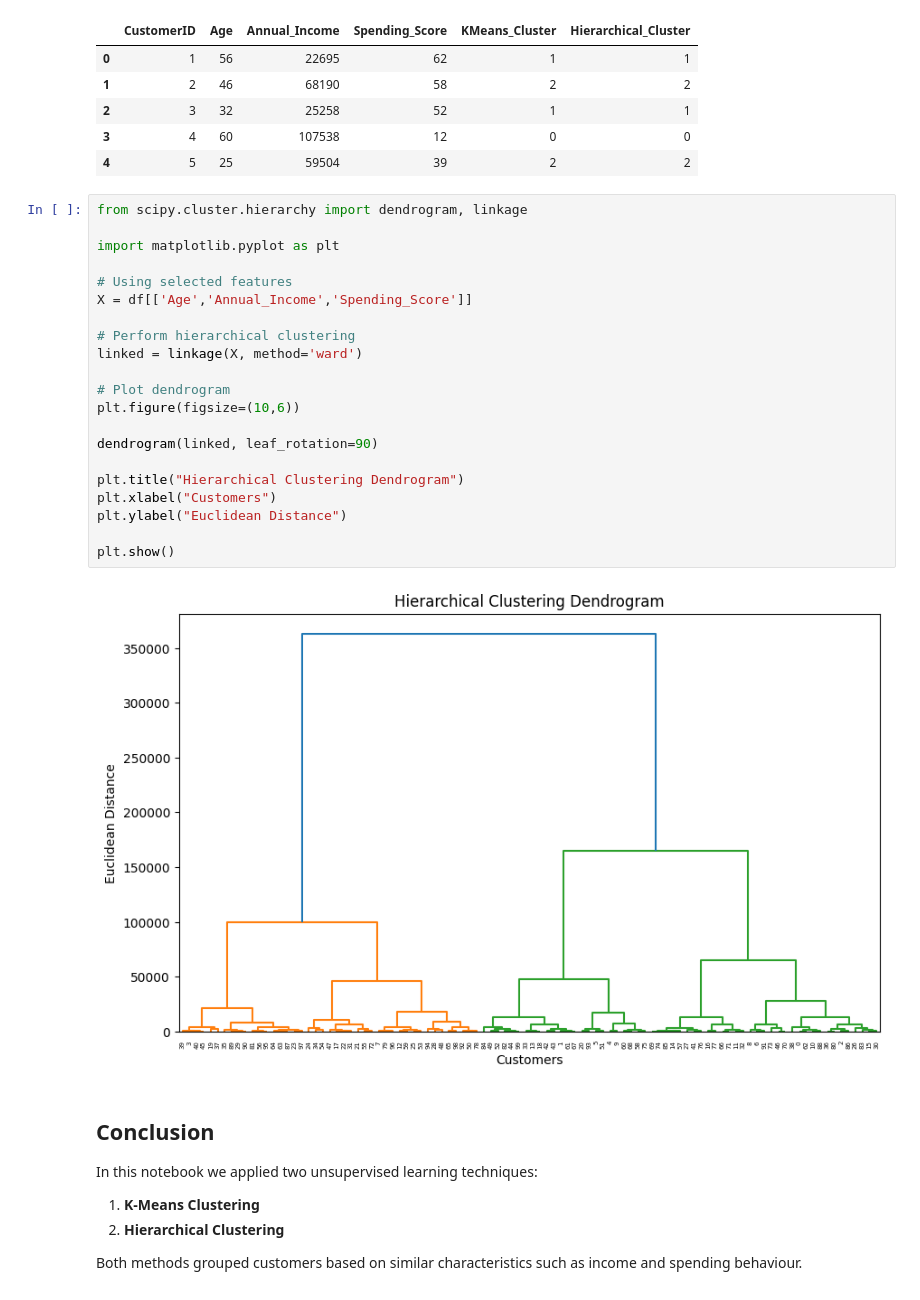
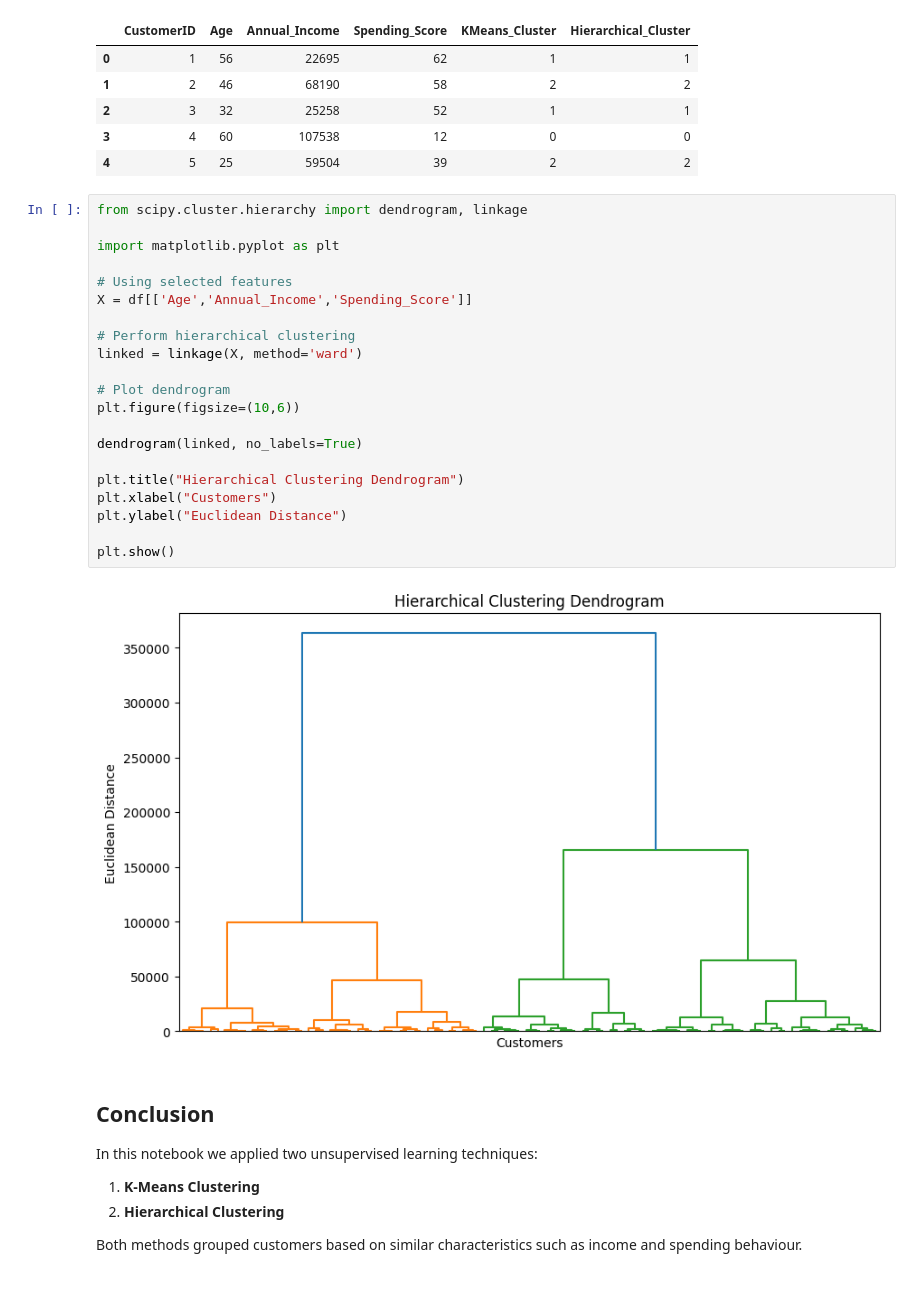
Before and after one commit to meersuhaib191/Data-Science-Intern, a Jupyter notebook: WEEK 7/Clustering.ipynb, the cells around one changed output. Saved outputs shown, nothing was run; the diff lists cells and outputs as text.

```diff
--- a/WEEK 7/Clustering.ipynb
+++ b/WEEK 7/Clustering.ipynb
@@ -113,26 +113,26 @@ df.head()
 # %%
 from scipy.cluster.hierarchy import dendrogram, linkage
 
 import matplotlib.pyplot as plt
 
 # Using selected features
 X = df[['Age','Annual_Income','Spending_Score']]
 
 # Perform hierarchical clustering
 linked = linkage(X, method='ward')
 
 # Plot dendrogram
 plt.figure(figsize=(10,6))
 
-dendrogram(linked, leaf_rotation=90)
+dendrogram(linked, no_labels=True)
 
 plt.title("Hierarchical Clustering Dendrogram")
 plt.xlabel("Customers")
 plt.ylabel("Euclidean Distance")
 
 plt.show()
 # %% [output]
-[figure, old version]
+[figure, new version]
 # %% [markdown]
 ## Conclusion
 
```
